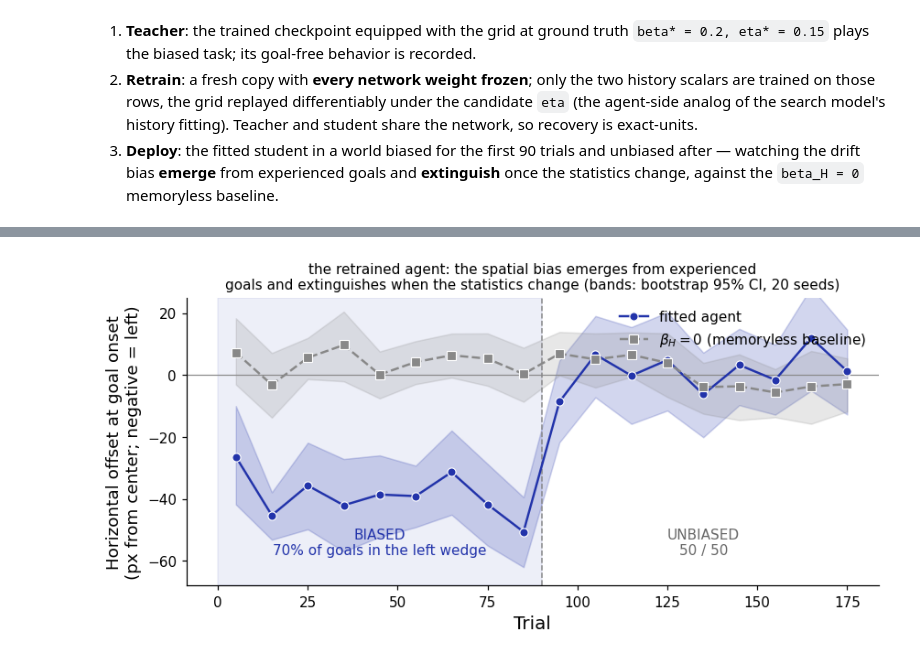
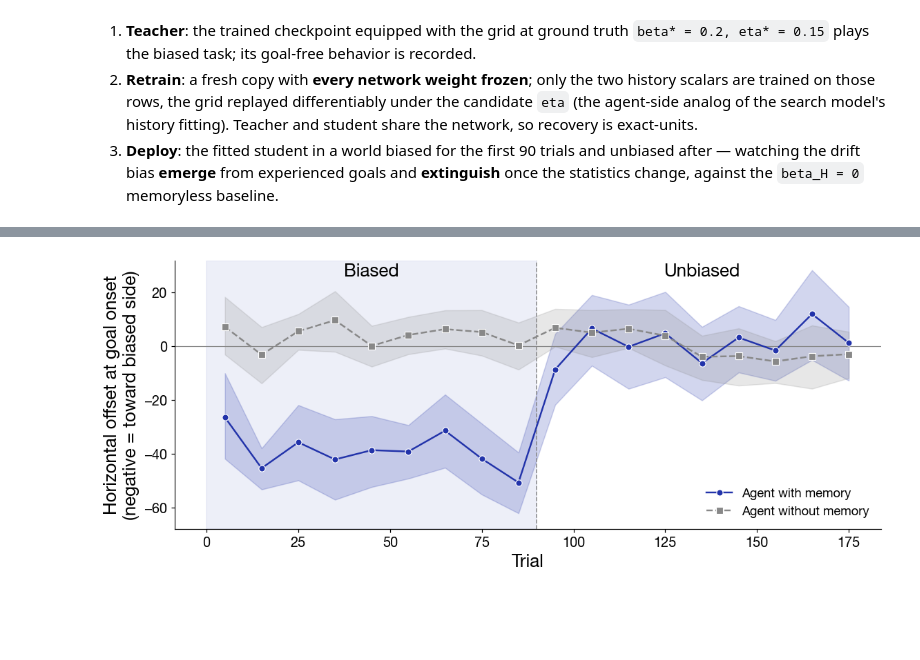
Before and after one commit to HanZhang-psych/Ego-Spatial-Sense, a Jupyter notebook: 2D-Escaping-Ball/tutorial_action_agent.ipynb, the cells around one changed output, grey strips where cells are left out. Drawn from its saved outputs; the diff is of its cells as text; code cells hidden in the pictures; blank space fills up the shorter version.

```diff
--- a/2D-Escaping-Ball/tutorial_action_agent.ipynb
+++ b/2D-Escaping-Ball/tutorial_action_agent.ipynb
@@ -623,8 +568,8 @@ import seaborn as sns
 from seaborn.algorithms import bootstrap
 
 colors = {"es2": C_ES2, "mlp": C_MLP, "transformer": C_TRF}
-labels = {"es2": "goal ES2 (field model)", "mlp": "goal MLP",
-          "transformer": "goal transformer"}
+labels = {"es2": "Priority-Field", "mlp": "MLP",
+          "transformer": "Transformer"}
 
 loss = {m: [float(r["loss"]) for r in
             csv.DictReader(open(f"results_compare/loss_goal_{m}.csv"))]
@@ -637,14 +582,14 @@ def boot_ci(v):
 
 loss_long = pd.DataFrame([{"model": labels[m], "epoch": e + 1, "loss": v}
                           for m in colors for e, v in enumerate(loss[m])])
-fig, ax = plt.subplots(figsize=(6, 4))
+fig, ax = plt.subplots(figsize=(5.4, 4.4))
 sns.lineplot(data=loss_long, x="epoch", y="loss", hue="model",
-             palette={labels[m]: colors[m] for m in colors}, lw=1.5, ax=ax)
+             palette={labels[m]: colors[m] for m in colors}, lw=1.8, ax=ax)
 ax.set_yscale("log")
-ax.set_xlabel("Epoch (188 gradient updates each)", fontsize=13)
-ax.set_ylabel("MSE vs the expert (log scale)", fontsize=13)
-ax.set_title("training loss, identical recipe", fontsize=11)
-ax.legend(title=None)
+ax.set_xlabel("Epoch", fontsize=15)
+ax.set_ylabel("Training Loss (MSE, log scale)", fontsize=15)
+ax.legend(loc="upper right", frameon=False, title=None, fontsize=10)
+ax.spines[["top", "right"]].set_visible(False)
 plt.tight_layout()
 plt.show()
 
@@ -824,10 +781,11 @@ same load-and-plot pattern as Section 6:
    experienced goals and **extinguish** once the statistics change,
    against the `beta_H = 0` memoryless baseline.
 # %%
-# Section 7 is computed offline by evaluate_statistical_learning.py (20 seeds
-# per arm) and written to results_compare/; here we only load and plot with
-# seaborn (bootstrap 95% CIs) - the same pattern as the Section 6 comparison.
-# No rollouts run in the notebook.
+# Section 8 statistical-learning results, computed offline by
+# evaluate_statistical_learning.py (20 seeds/arm) and loaded here. This cell
+# also renders Figure 5 (paper style, saved to demo_videos/): the anticipatory
+# drift emerging under the biased block and extinguishing once goals are
+# unbiased. No rollouts run in the notebook.
 import csv
 import pandas as pd
 
@@ -839,9 +797,9 @@ SWITCH, N_DEP = int(P["switch"]), int(P["deploy_trials"])
 BLOCK, SEEDS = int(P["block"]), int(P["num_seeds"])
 BETA_STAR, ETA_STAR = float(P["beta_star"]), float(P["eta_star"])
 
-print(f"recovered: beta_hat = {beta_hat:.3f} (true {BETA_STAR}), "
-      f"eta_hat = {eta_hat:.3f} (true {ETA_STAR}), residual MSE {fit_mse:.3f}")
-print(f"teacher anticipatory offset: {teacher_offset:+.1f} px "
+print(f"recovered: beta_hat = {beta_hat:.2f} (true {BETA_STAR}), "
+      f"eta_hat = {eta_hat:.2f} (true {ETA_STAR}), residual MSE {fit_mse:.4f}")
+print(f"teacher anticipatory offset: {teacher_offset:+.2f} px "
       f"(negative = left; {SEEDS} seeds/arm)")
 
 # Anticipatory measure: the agent's signed horizontal position at goal onset,
@@ -852,29 +810,30 @@ sl = pd.read_csv("results_compare/statlearn_drift.csv")
 sl["block"] = (sl["trial"] // BLOCK) * BLOCK + BLOCK / 2   # block-center x
 blk = sl.groupby(["arm", "seed", "block"], as_index=False)["offset"].mean()
 
-ARMS = {"fitted": ("fitted agent", C_ES2, "o", "-"),
-        "control": (r"$\beta_H = 0$ (memoryless baseline)", C_GRAY, "s", "--")}
+ARMS = {"fitted": ("Agent with memory", C_ES2, "o", "-"),
+        "control": ("Agent without memory", C_GRAY, "s", "--")}
+LAB, TICK, LEG = 17, 13, 12
 
-fig, ax = plt.subplots(figsize=(8, 4))
-ax.axvspan(0, SWITCH, color=C_ES2, alpha=0.08)
-ax.axvline(SWITCH, color=C_GRAY, lw=1, ls="--")
-ax.axhline(0, color=C_GRAY, lw=0.8)
-for arm, (lab, col, mk, ls) in ARMS.items():
-    sns.lineplot(data=blk[blk["arm"] == arm], x="block", y="offset",
-                 color=col, marker=mk, linestyle=ls, label=lab,
-                 errorbar=("ci", 95), n_boot=10000, seed=0, ax=ax)
-ax.legend(loc="upper right")
-ax.text(SWITCH / 2, -58, "BIASED\n70% of goals in the left wedge",
-        ha="center", fontsize=10, color=C_ES2)
-ax.text((SWITCH + N_DEP) / 2, -58, "UNBIASED\n50 / 50", ha="center",
-        fontsize=10, color="#666666")
-ax.set_xlabel("Trial", fontsize=13)
-ax.set_ylabel("Horizontal offset at goal onset\n(px from center; negative = left)",
-              fontsize=12)
-ax.set_ylim(-68, 25)
-ax.set_title("the retrained agent: the spatial bias emerges from experienced\n"
-             "goals and extinguishes when the statistics change "
-             f"(bands: bootstrap 95% CI, {SEEDS} seeds)", fontsize=10)
-plt.tight_layout()
-plt.show()
+# ---- Figure 5 (paper style, scoped so the rest of the notebook is untouched) ----
+with plt.rc_context({"font.family": "Helvetica Neue", "svg.fonttype": "none"}):
+    fig, ax = plt.subplots(figsize=(12, 4.6))
+    ax.axvspan(0, SWITCH, color=C_ES2, alpha=0.08)
+    ax.axvline(SWITCH, color=C_GRAY, lw=1, ls="--")
+    ax.axhline(0, color=C_GRAY, lw=0.8)
+    for arm_key, (lab, col, mk, ls) in ARMS.items():
+        sns.lineplot(data=blk[blk["arm"] == arm_key], x="block", y="offset",
+                     color=col, marker=mk, linestyle=ls, label=lab,
+                     errorbar=("ci", 95), n_boot=10000, seed=0, ax=ax)
+    ax.legend(loc="lower right", frameon=False, fontsize=LEG)
+    ax.text(SWITCH / 2, 26, "Biased", ha="center", fontsize=LAB)
+    ax.text((SWITCH + N_DEP) / 2, 26, "Unbiased", ha="center", fontsize=LAB)
+    ax.set_xlabel("Trial", fontsize=LAB)
+    ax.set_ylabel("Horizontal offset at goal onset\n(negative = toward biased side)",
+                  fontsize=LAB)
+    ax.tick_params(labelsize=TICK)
+    ax.set_ylim(-68, 32)
+    ax.spines[["top", "right"]].set_visible(False)
+    for ext in ("png", "pdf", "svg"):
+        fig.savefig(f"demo_videos/figure5.{ext}", dpi=200, bbox_inches="tight")
+    plt.show()
 # %% [output]
@@ -883,4 +842,4 @@ teacher anticipatory offset: -42.1 px (negative = left; 20 seeds/arm)
-[figure, old version]
+[figure, new version]
 # %%
 # Paired comparison: fitted agent vs the memoryless (beta_H = 0) control.
 # The 20 seeds are shared across arms (each seed fixes one world), so the
```
Also changed, not shown: parts of 12 cells of this notebook, 1 other file.
